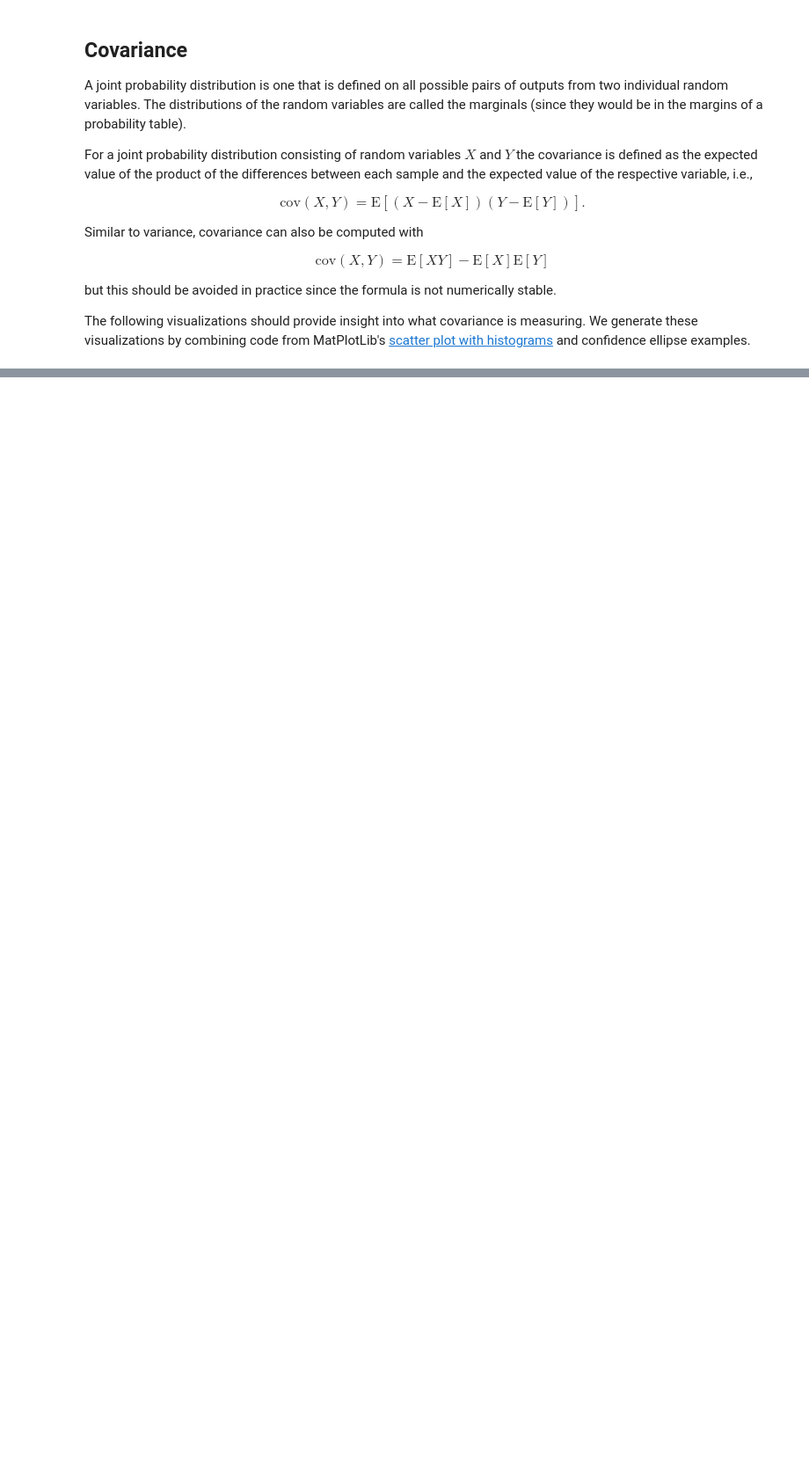
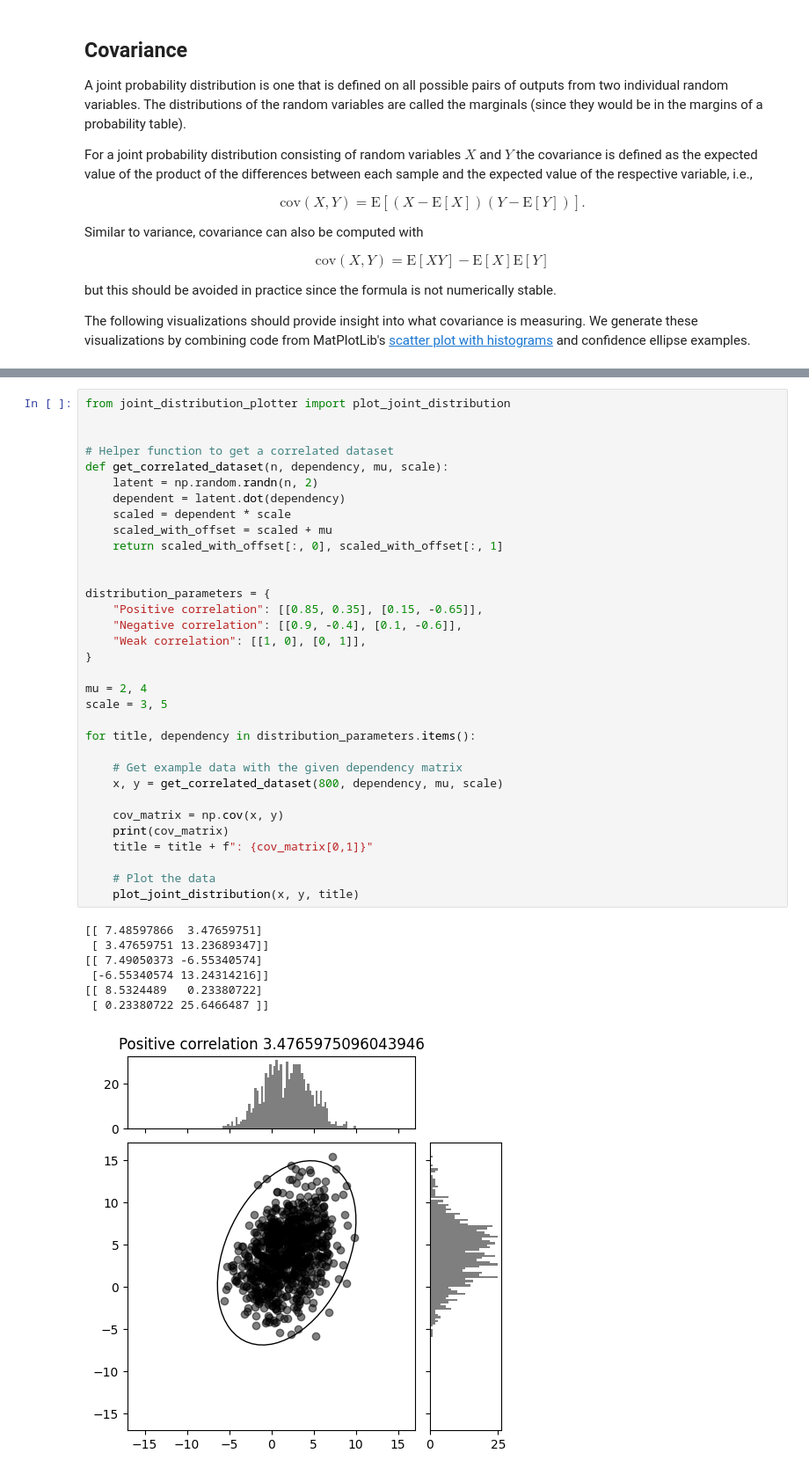
Before and after one commit to ruc-data-viz/2024-spring-class-06, a Jupyter notebook: notebooks/notebook_01_statistics_review.ipynb, the cells around one changed output, grey strips where cells are left out. Shown at 88% size. Cells and saved outputs as stored; diff of their text form; blank space fills up the shorter version.

```diff
--- a/notebooks/notebook_01_statistics_review.ipynb
+++ b/notebooks/notebook_01_statistics_review.ipynb
@@ -546,0 +411,41 @@ for title, dependency in PARAMETERS.items():
+# %%
+from joint_distribution_plotter import plot_joint_distribution
+
+
+# Helper function to get a correlated dataset
+def get_correlated_dataset(n, dependency, mu, scale):
+    latent = np.random.randn(n, 2)
+    dependent = latent.dot(dependency)
+    scaled = dependent * scale
+    scaled_with_offset = scaled + mu
+    return scaled_with_offset[:, 0], scaled_with_offset[:, 1]
+
+
+distribution_parameters = {
+    "Positive correlation": [[0.85, 0.35], [0.15, -0.65]],
+    "Negative correlation": [[0.9, -0.4], [0.1, -0.6]],
+    "Weak correlation": [[1, 0], [0, 1]],
+}
+
+mu = 2, 4
+scale = 3, 5
+
+for title, dependency in distribution_parameters.items():
+
+    # Get example data with the given dependency matrix
+    x, y = get_correlated_dataset(800, dependency, mu, scale)
+
+    cov_matrix = np.cov(x, y)
+    print(cov_matrix)
+    title = title + f": {cov_matrix[0,1]}"
+
+    # Plot the data
+    plot_joint_distribution(x, y, title)
+# %% [output]
+[[ 7.48597866  3.47659751]
+ [ 3.47659751 13.23689347]]
+[[ 7.49050373 -6.55340574]
+ [-6.55340574 13.24314216]]
+[[ 8.5324489   0.23380722]
+ [ 0.23380722 25.6466487 ]]
+[figure, added]
```
Also changed, not shown: parts of 7 cells of this notebook, 1 other file.
